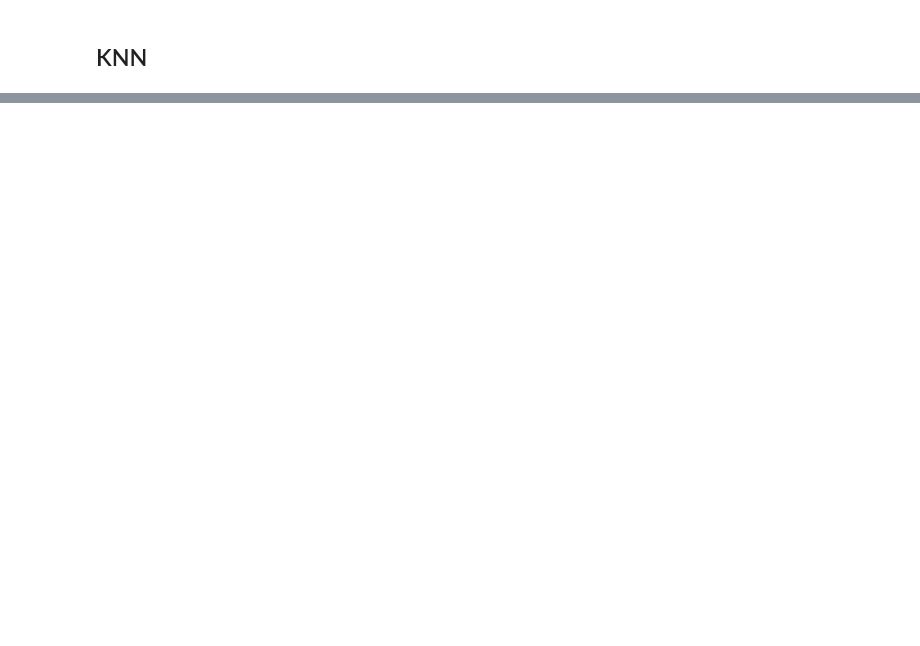
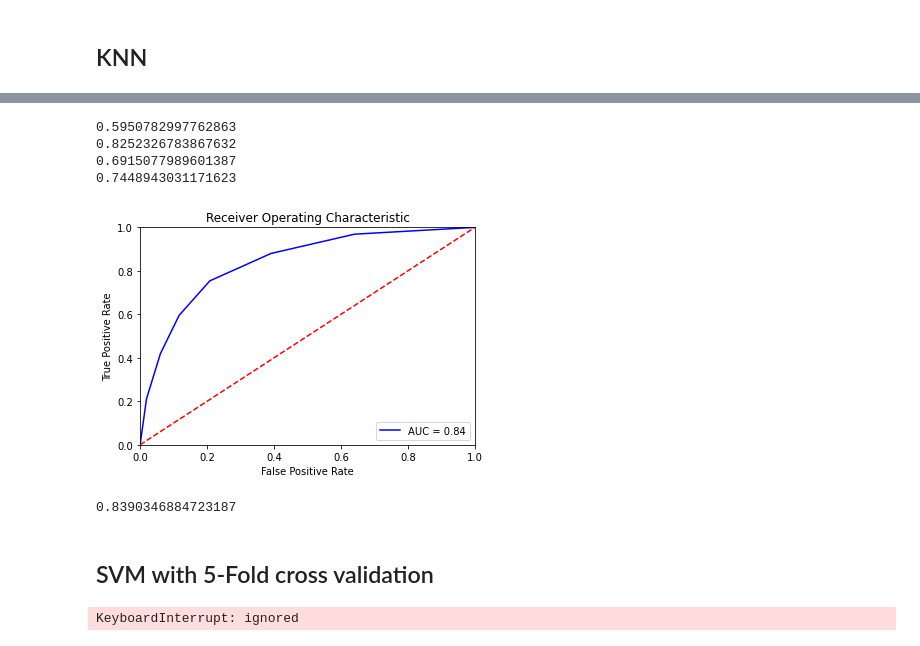
Before and after one commit to IshanHegde/Comparision-of-Binary-Classification-Models-on-Bank-Deposit-sales-campaign, a Jupyter notebook: Project2.ipynb, the cells around one changed output, grey strips where cells are left out. Drawn from its saved outputs; the diff is of its cells as text; code cells hidden in the pictures; blank space fills up the shorter version.

```diff
--- a/Project2.ipynb
+++ b/Project2.ipynb
@@ -298,0 +318,4 @@ plt.show()
+# %%
+params={'colsample_bytree': 0.94, 'eta': 0.25000000000000006, 'gamma': 5, 'min_child_weight': 1.5, 'subsample': 0.94}
+clf = XGBClassifier(colsample_bytree=0.94,eta=0.25,gamma=5,min_child_weight=1.5,subsample=0.94,objective = "binary:logistic")
+clf.fit(X_train,y_train)
@@ -301,3 +393,2 @@ plt.show()
 # %%
-neigh = KNeighborsClassifier(n_neighbors=10)
-neigh.fit(X_train, y_train)
+neigh = KNeighborsClassifier(6).fit(X_train,y_train)
@@ -315,0 +403,14 @@ tn, fp, fn, tp = cm.ravel()
+# %%
+recall = (tp)/(tp+fn)
+precision = (tp)/(tp+fp)
+f1 = 2*(precision*recall)/(precision+recall)
+accuracy = (tp+tn)/(tp+tn+fp+fn)
+print(recall)
+print(precision)
+print(f1)
+print(accuracy)
+# %% [output]
+0.5950782997762863
+0.8252326783867632
+0.6915077989601387
+0.7448943031171623
@@ -315,0 +422,21 @@ tn, fp, fn, tp = cm.ravel()
+# %%
+probs = neigh.predict_proba(X_test)
+preds = probs[:,1]
+fpr, tpr, threshold = metrics.roc_curve(y_test, probs[:,1])
+roc_auc = metrics.auc(fpr, tpr)
+
+plt.title('Receiver Operating Characteristic')
+plt.plot(fpr, tpr, 'b', label = 'AUC = %0.2f' % roc_auc)
+plt.legend(loc = 'lower right')
+plt.plot([0, 1], [0, 1],'r--')
+plt.xlim([0, 1])
+plt.ylim([0, 1])
+plt.ylabel('True Positive Rate')
+plt.xlabel('False Positive Rate')
+plt.show()
+print(roc_auc)
+# %% [output]
+[figure, added]
+0.8390346884723187
+# %% [markdown]
+## SVM with 5-Fold cross validation
@@ -315,0 +448,5 @@ tn, fp, fn, tp = cm.ravel()
+# %%
+clf = GridSearchCV(estimator=classifier,param_grid=parameters,scoring='accuracy',cv=5)
+best_clf = clf.fit(X_train,y_train)
+# %% [output]
+KeyboardInterrupt: ignored
```
Also changed, not shown: parts of 47 cells of this notebook.
